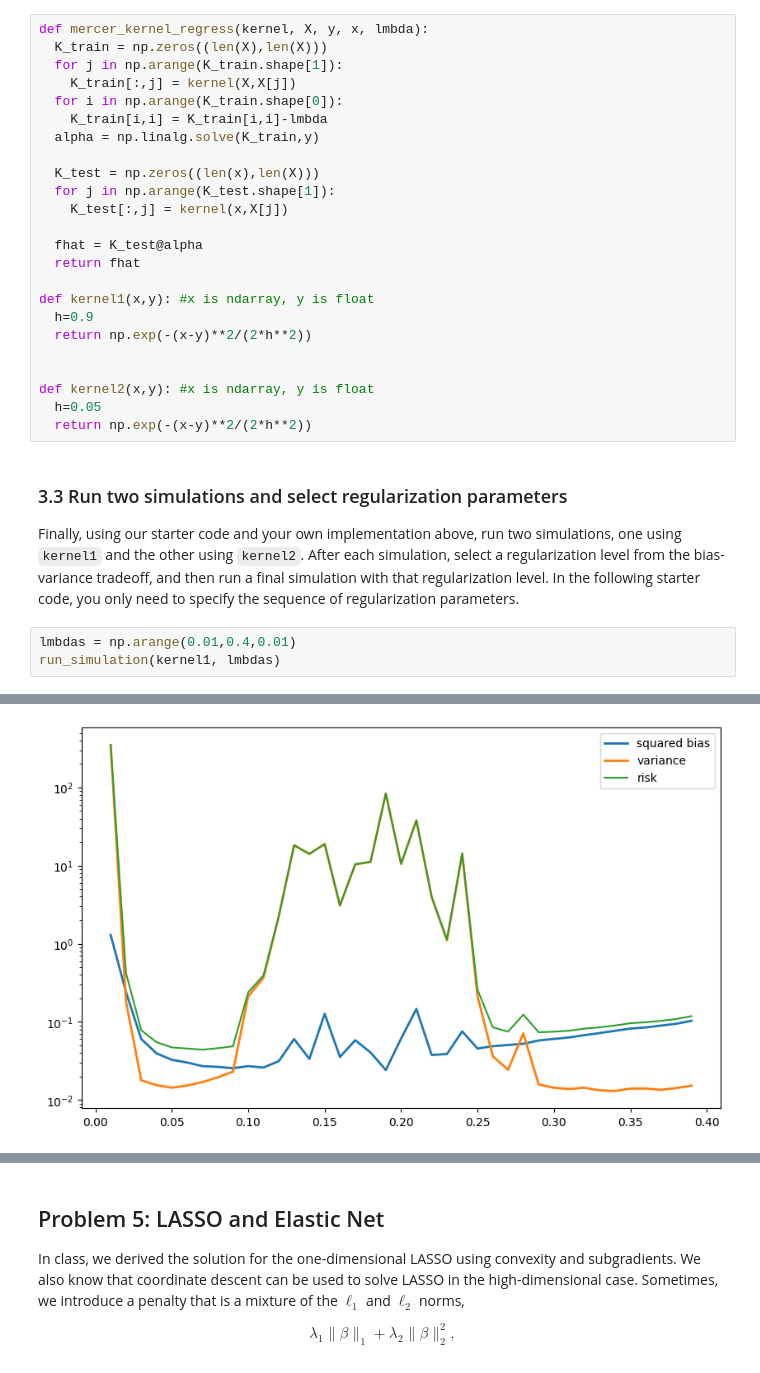
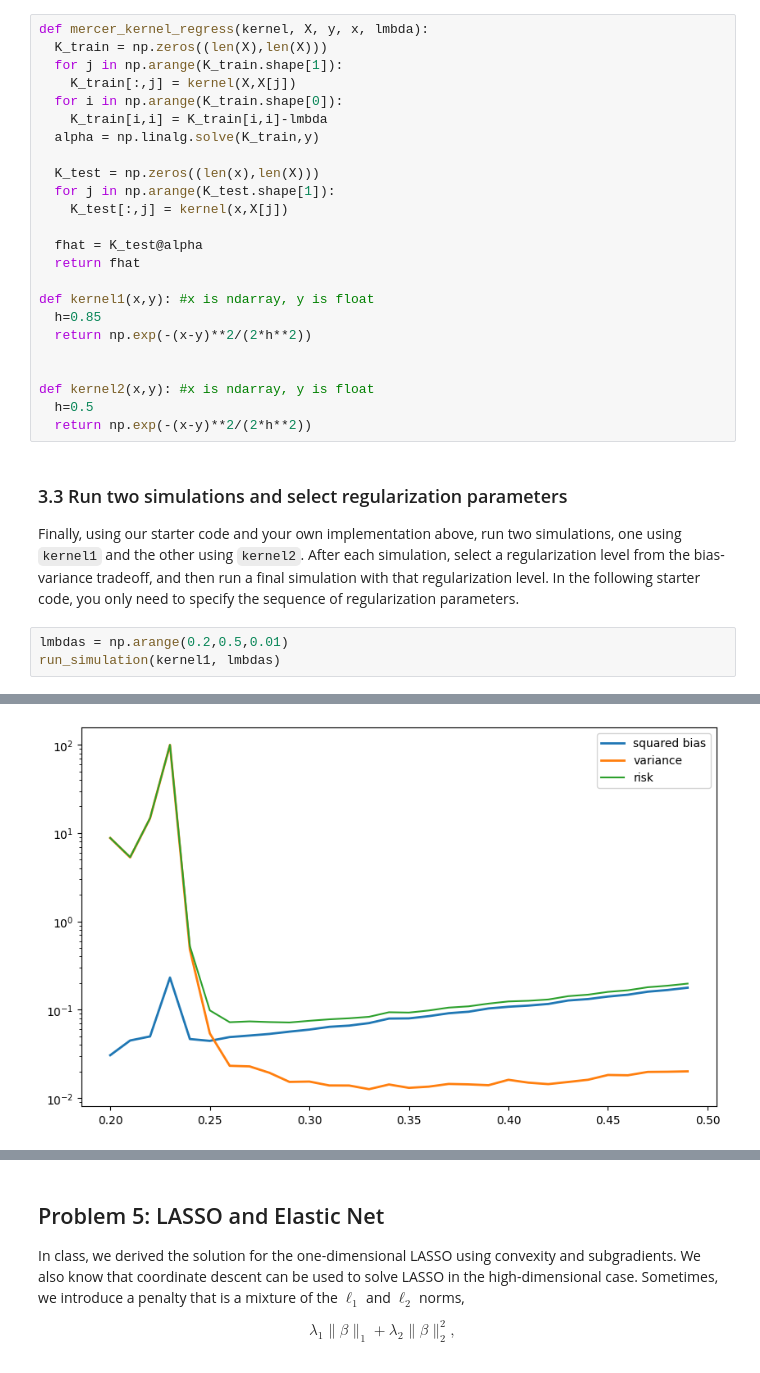
Before and after one commit to RobertKZB/RobertKZB, a Jupyter notebook: assignments/assn1/assn1.ipynb, the cells around one changed output, grey strips where cells are left out. Saved outputs shown, nothing was run; the diff lists cells and outputs as text.

```diff
--- a/assignments/assn1/assn1.ipynb
+++ b/assignments/assn1/assn1.ipynb
@@ -328,12 +328,12 @@ def mercer_kernel_regress(kernel, X, y, x, lmbda):
   return fhat
 
 def kernel1(x,y): #x is ndarray, y is float
-  h=0.9
+  h=0.85
   return np.exp(-(x-y)**2/(2*h**2))
 
 
 def kernel2(x,y): #x is ndarray, y is float
-  h=0.05
+  h=0.5
   return np.exp(-(x-y)**2/(2*h**2))
 # %% [markdown]
 ###  3.3 Run two simulations and select regularization parameters
@@ -342,6 +342,6 @@ Finally, using our starter code and your own implementation above, run two simul
 using `kernel1` and the other using `kernel2`. After each simulation, select a regularization level from the bias-variance tradeoff, and then run a final simulation with that regularization level. In the following
 starter code, you only need to specify the sequence of regularization parameters.
 # %%
-lmbdas = np.arange(0.01,0.4,0.01)
+lmbdas = np.arange(0.2,0.5,0.01)
 run_simulation(kernel1, lmbdas)
 # %% [output]
@@ -349,2 +349,2 @@ run_simulation(kernel1, lmbdas)
-[figure, old version]
+[figure, new version]
 # %%
```
Also changed, not shown: parts of 15 cells of this notebook.
